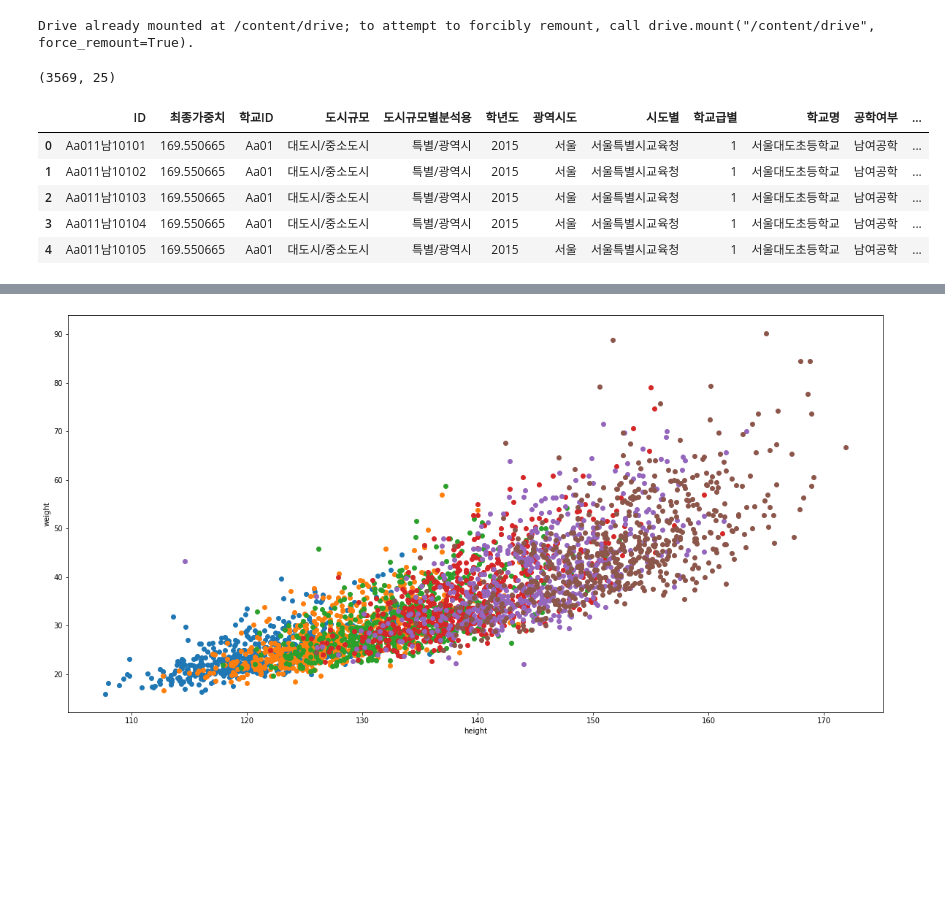
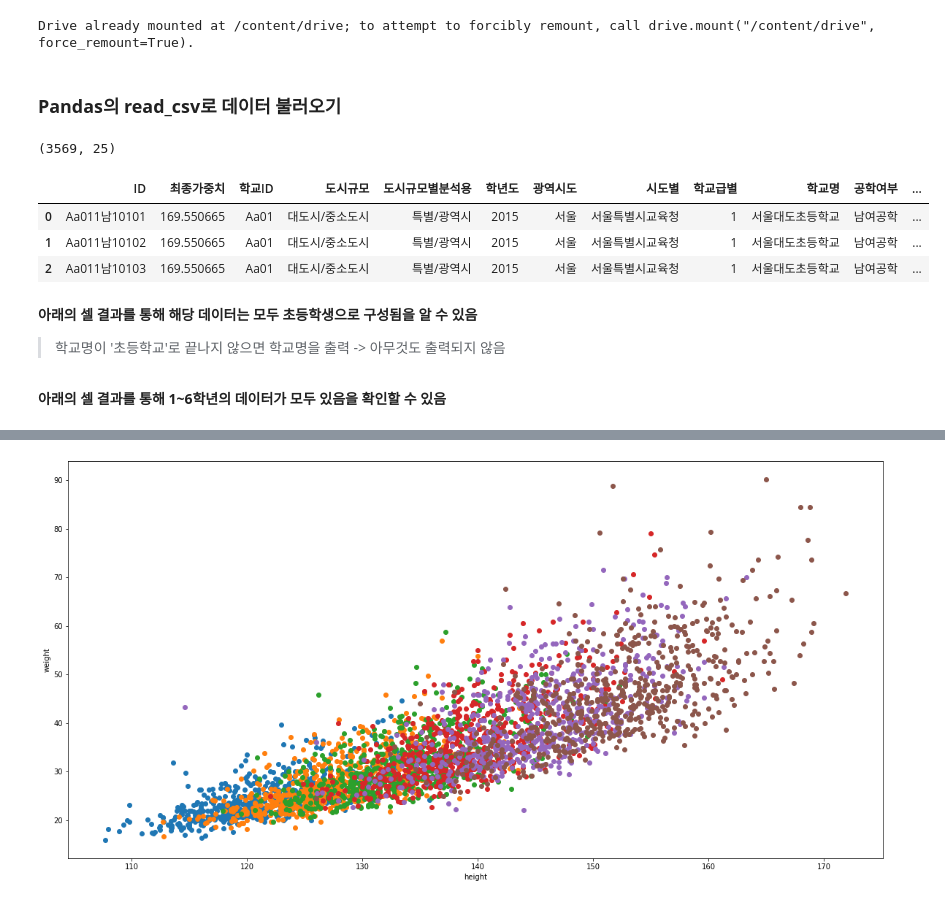
Before and after one commit to KxxHyoRim/Data-Mining, a Jupyter notebook: student_health.ipynb, the cells around one changed output, grey strips where cells are left out. Cells and saved outputs as stored; diff of their text form; code cells hidden in the pictures; blank space fills up the shorter version.

Commit message:
Data Mining Assignment 5-1, 5-2(student health) knn ver.

```diff
--- a/student_health.ipynb
+++ b/student_health.ipynb
@@ -12,16 +12,18 @@ drive.mount('/content/drive')
 file = '/content/drive/My Drive/Data Mining/student_health_2.csv'
 # %% [output]
 Drive already mounted at /content/drive; to attempt to forcibly remount, call drive.mount("/content/drive", force_remount=True).
+# %% [markdown]
+### **Pandas의 read_csv로 데이터 불러오기**
 # %%
-#pandas read_csv로 불러오기
 data = pd.read_csv(file,  encoding='cp949')
 print(data.shape)
-data.head()
+data.head(3)
 # %% [output]
 (3569, 25)
 |  | ID | 최종가중치 | 학교ID | 도시규모 | 도시규모별분석용 | 학년도 | 광역시도 | 시도별 | 학교급별 | 학교명 | 공학여부 | ... |
 | 0 | Aa011남10101 | 169.550665 | Aa01 | 대도시/중소도시 | 특별/광역시 | 2015 | 서울 | 서울특별시교육청 | 1 | 서울대도초등학교 | 남여공학 | ... |
 | 1 | Aa011남10102 | 169.550665 | Aa01 | 대도시/중소도시 | 특별/광역시 | 2015 | 서울 | 서울특별시교육청 | 1 | 서울대도초등학교 | 남여공학 | ... |
 | 2 | Aa011남10103 | 169.550665 | Aa01 | 대도시/중소도시 | 특별/광역시 | 2015 | 서울 | 서울특별시교육청 | 1 | 서울대도초등학교 | 남여공학 | ... |
-| 3 | Aa011남10104 | 169.550665 | Aa01 | 대도시/중소도시 | 특별/광역시 | 2015 | 서울 | 서울특별시교육청 | 1 | 서울대도초등학교 | 남여공학 | ... |
-| 4 | Aa011남10105 | 169.550665 | Aa01 | 대도시/중소도시 | 특별/광역시 | 2015 | 서울 | 서울특별시교육청 | 1 | 서울대도초등학교 | 남여공학 | ... |
+# %% [markdown]
+**아래의 셀 결과를 통해 해당 데이터는 모두 초등학생으로 구성됨을 알 수 있음**
+> 학교명이 '초등학교'로 끝나지 않으면 학교명을 출력 -> 아무것도 출력되지 않음
@@ -27,0 +36,2 @@ data.head()
+# %% [markdown]
+**아래의 셀 결과를 통해 1~6학년의 데이터가 모두 있음을 확인할 수 있음**
```
Also changed, not shown: parts of 11 cells of this notebook.
